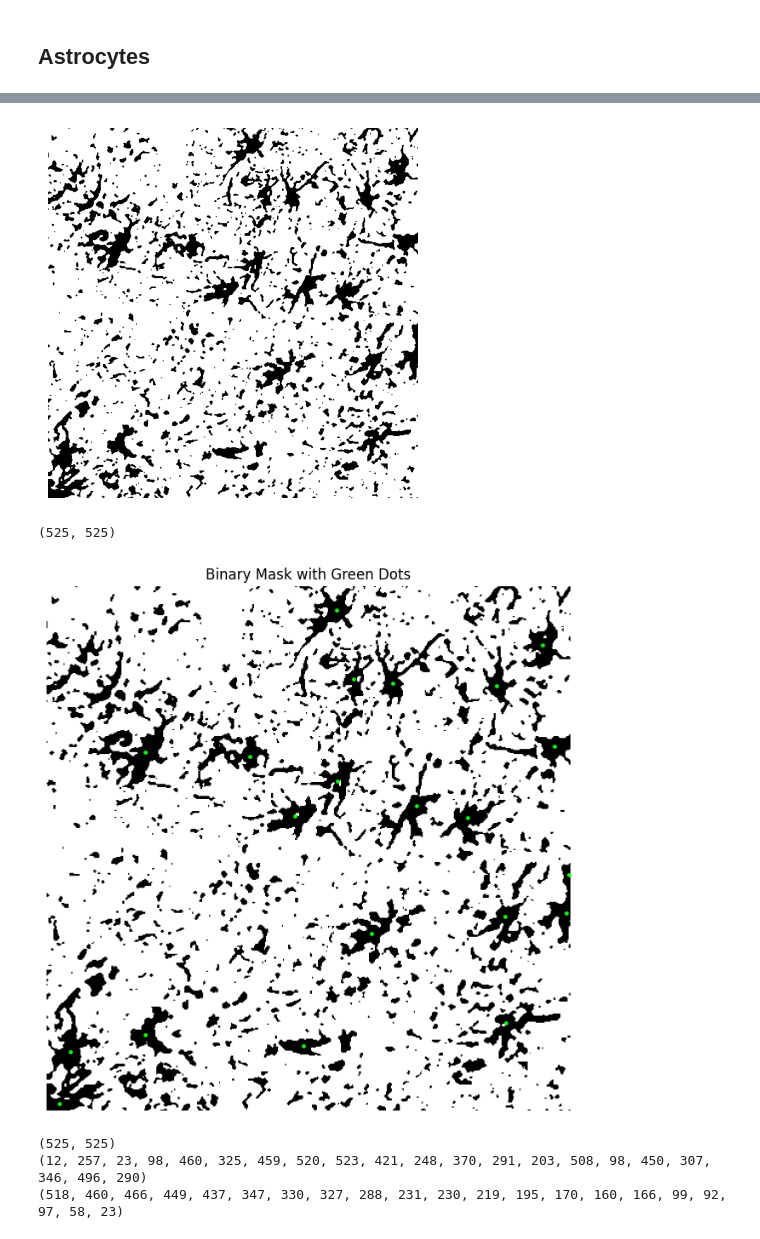
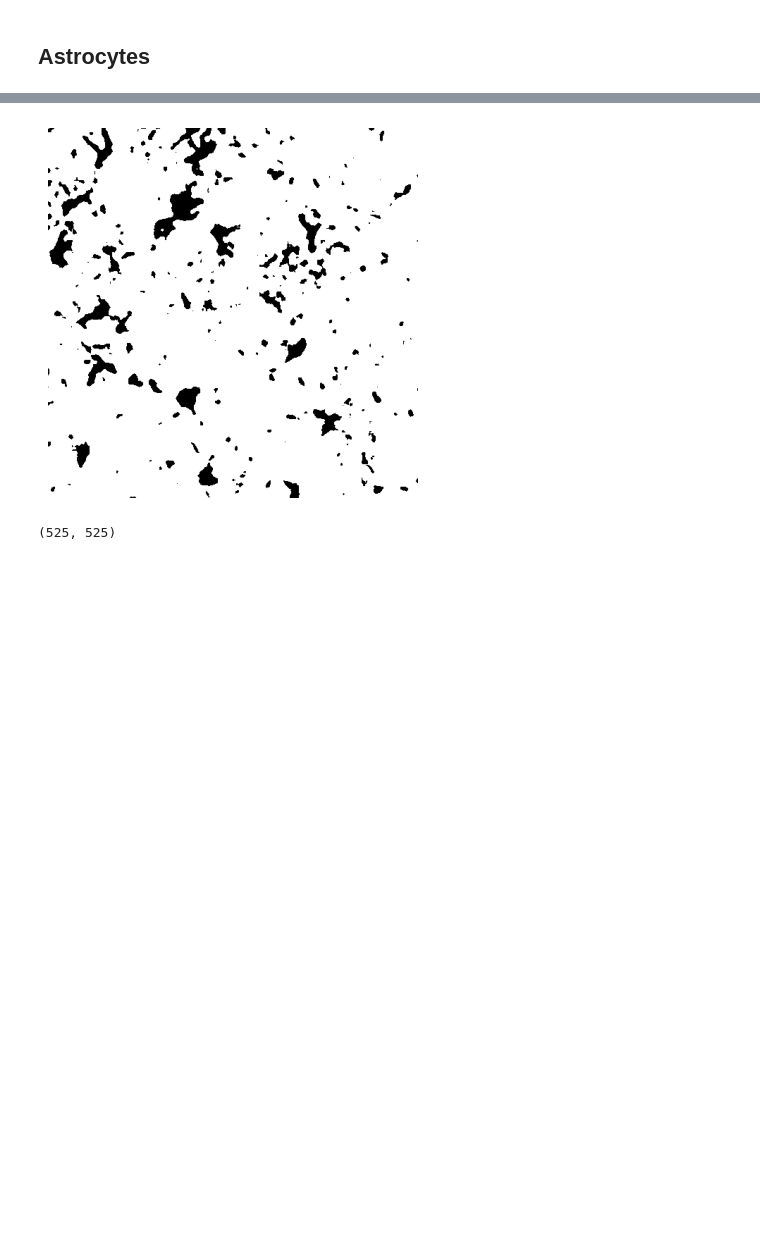
Before and after one commit to raisaaajose/astrocyte-detection, a Jupyter notebook: rule-based/astrocytes.ipynb, the cells around one changed output, grey strips where cells are left out. Cells and saved outputs as stored; diff of their text form; code cells hidden in the pictures; blank space fills up the shorter version.

```diff
--- a/rule-based/astrocytes.ipynb
+++ b/rule-based/astrocytes.ipynb
@@ -4,9 +4,12 @@
 import cv2
 import numpy as np
 import matplotlib.pyplot as plt
-
+import  os
+path="/home/htic/Desktop/raisa/astrocytes/astrocyte-detection/training media/image/"
+tile_name="/tile_36864_264704.jpeg"
 #resize
-img = cv2.imread("/home/htic/Desktop/raisa/B_313_1373/tile_31744_218624.jpeg")
+img = cv2.imread("/home/htic/Desktop/raisa/astrocytes/astrocyte_media"+tile_name)
+cv2.imwrite("/home/htic/Desktop/raisa/astrocytes/astrocyte-detection/training-media/image-new"+tile_name,img)
 img = cv2.cvtColor(img, cv2.COLOR_BGR2RGB)
 height,width,channels=img.shape
 #print(f"{height} {width} {channels}")
@@ -114,35 +100,13 @@ plt.show()
 # %%
-floodfill=threshold_img.copy()
-floodfill_blurred = cv2.medianBlur(floodfill, 3)
+_, threshold_img2 = cv2.threshold(img_gray, 195, 255, cv2.THRESH_BINARY)
+floodfill=threshold_img2.copy()
+floodfill_blurred = cv2.medianBlur(floodfill, 9)
 plt.imshow(floodfill_blurred,cmap='gray')
 plt.axis('off')
 plt.show()
 
 floodfill_blurred_array=np.array(floodfill_blurred)
-# for x,y in centres:
-#     print(floodfill_blurred_array[x][y])
 print(floodfill_blurred_array.shape)
-
-binary_mask_normalized = floodfill_blurred / 255.0  # Normalize for display (0 to 1)
-
-# Unpack x and y from centres
-ys, xs = zip(*centres)  # y = row, x = col
-
-plt.figure(figsize=(8, 8))
-plt.imshow(binary_mask_normalized, cmap='gray')
-plt.scatter(ys, xs, c='lime', s=6, marker='o')  # Green dots
-plt.axis('off')
-plt.title("Binary Mask with Green Dots")
-plt.show()
-
-
-print(binary_mask_normalized.shape)
-for i in zip(*centres):
-   print(i)
 # %% [output]
-[figure, old version]
+[figure, new version]
 (525, 525)
-[figure, removed]
-(525, 525)
-(12, 257, 23, 98, 460, 325, 459, 520, 523, 421, 248, 370, 291, 203, 508, 98, 450, 307, 346, 496, 290)
-(518, 460, 466, 449, 437, 347, 330, 327, 288, 231, 230, 219, 195, 170, 160, 166, 99, 92, 97, 58, 23)
```
Also changed, not shown: parts of 10 cells of this notebook.
